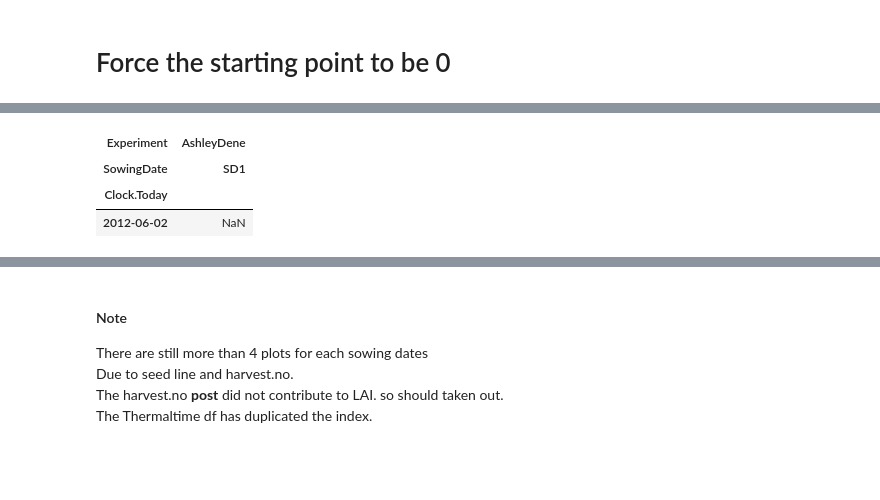
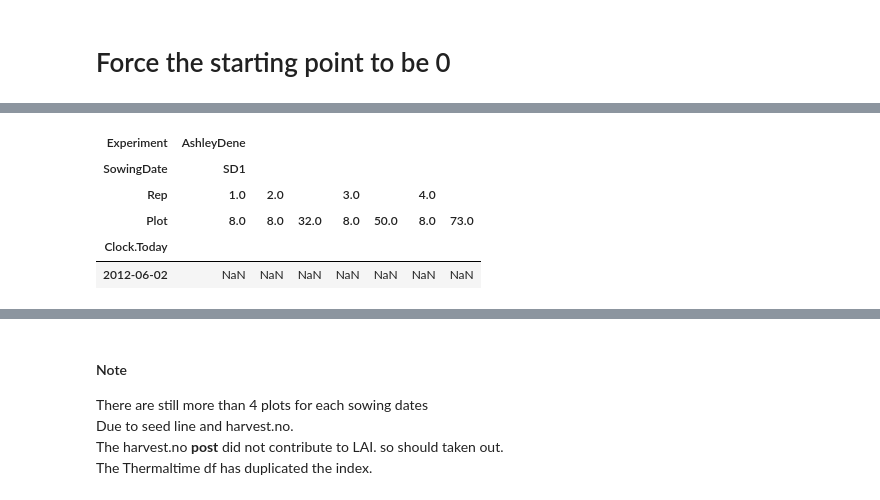
Before and after one commit to frank0434/Master, a Jupyter notebook: 02scripts/notebooks/SetUpLAIForSlurp.ipynb, the cells around one changed output, grey strips where cells are left out. Saved outputs shown, nothing was run; the diff lists cells and outputs as text; code cells hidden in the pictures; blank space fills up the shorter version.

```diff
--- a/02scripts/notebooks/SetUpLAIForSlurp.ipynb
+++ b/02scripts/notebooks/SetUpLAIForSlurp.ipynb
@@ -229,18 +381,19 @@ sowingdates.columns = ['AshleyDene', 'Iversen12']
 # %%
-LAIAD = LAI.filter(regex = 'Ashley')
+LIAD = LI.filter(regex = 'Ashley')
 #Reindex coverdata frame to daily values
-TTAccumAD = met.loc[(met['Experiment'] == 'AshleyDene')
-                    & (met.index > '2010-10-01'), 'mean'].cumsum()
+TTAccumAD = met.loc[met['Experiment'] == 'AshleyDene', 'mean'].cumsum()
 TTAccumAD.index = pd.to_datetime(TTAccumAD.index)
 
-LAIDailyAD = LAIAD.reindex(TTAccumAD.index)
-LAIDailyAD.loc[:, 'AccumTT'] = TTAccumAD
+LIDailyAD = LIAD.reindex(TTAccumAD.index)
+LIDailyAD.loc[:, 'AccumTT'] = TTAccumAD
 # %%
 idx = pd.IndexSlice
-LAIDailyAD.loc[LAIDailyAD.index == '2012-06-02', idx[:,'SD1']]
+LIDailyAD.loc[LIDailyAD.index == '2012-06-02', idx[:,'SD1']]
 # %% [output]
-| Experiment | AshleyDene |
-| SowingDate | SD1 |
-| Clock.Today |  |
-| 2012-06-02 | NaN |
+| Experiment | AshleyDene |  |  |  |  |  |  |
+| SowingDate | SD1 |  |  |  |  |  |  |
+| Rep | 1.0 | 2.0 |  | 3.0 |  | 4.0 |  |
+| Plot | 8.0 | 8.0 | 32.0 | 8.0 | 50.0 | 8.0 | 73.0 |
+| Clock.Today |  |  |  |  |  |  |  |
+| 2012-06-02 | NaN | NaN | NaN | NaN | NaN | NaN | NaN |
 # %%
```
Also changed, not shown: parts of 77 cells of this notebook, 48 other files.
